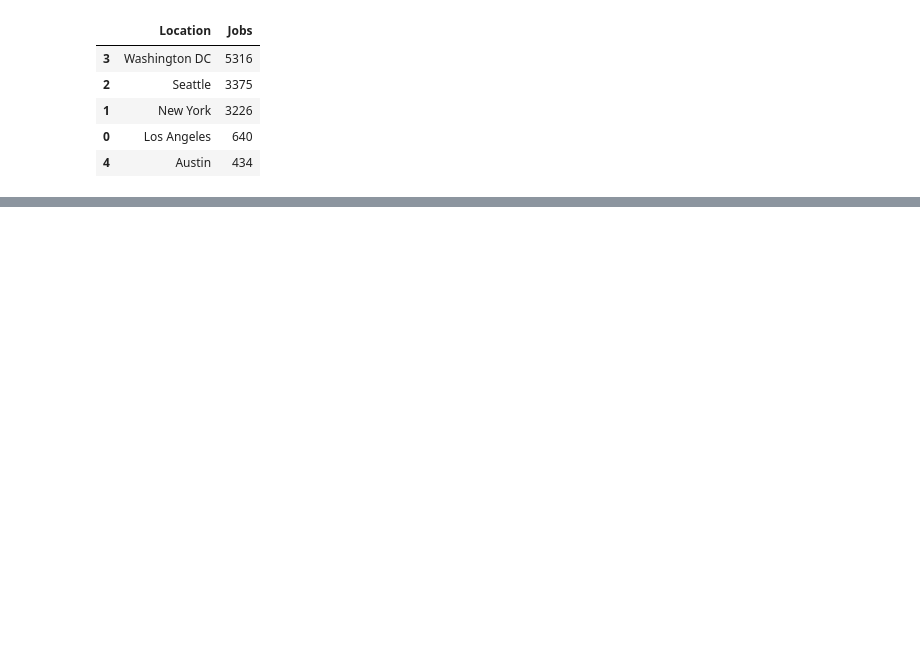
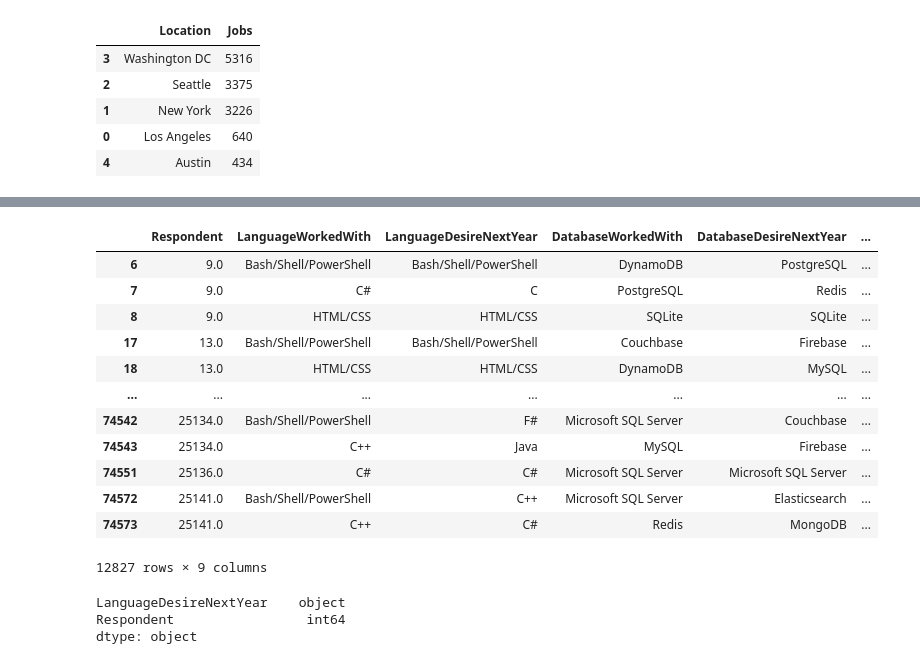
Before and after one commit to SirivellaAnjani/IBM-Capstone-Project, a Jupyter notebook: Report/Report-Graphs.ipynb, the cells around one changed output, grey strips where cells are left out. Saved outputs shown, nothing was run; the diff lists cells and outputs as text; code cells hidden in the pictures; blank space fills up the shorter version.

```diff
--- a/Report/Report-Graphs.ipynb
+++ b/Report/Report-Graphs.ipynb
@@ -36,0 +74,3 @@ px.bar(df, x='Language', y='Average Annual Salary',
+# %%
+df.drop(columns=['DevEnviron','OpSys','Containers','BlockchainOrg','BlockchainIs'],axis=1,inplace=True)
+df.isnull().sum()
@@ -36,0 +88,34 @@ px.bar(df, x='Language', y='Average Annual Salary',
+# %%
+#Drop the rows where at least one element is missing.
+df.dropna()
+# %% [output]
+|  | Respondent | LanguageWorkedWith | LanguageDesireNextYear | DatabaseWorkedWith | DatabaseDesireNextYear | ... |
+| 6 | 9.0 | Bash/Shell/PowerShell | Bash/Shell/PowerShell | DynamoDB | PostgreSQL | ... |
+| 7 | 9.0 | C# | C | PostgreSQL | Redis | ... |
+| 8 | 9.0 | HTML/CSS | HTML/CSS | SQLite | SQLite | ... |
+| 17 | 13.0 | Bash/Shell/PowerShell | Bash/Shell/PowerShell | Couchbase | Firebase | ... |
+| 18 | 13.0 | HTML/CSS | HTML/CSS | DynamoDB | MySQL | ... |
+| ... | ... | ... | ... | ... | ... | ... |
+| 74542 | 25134.0 | Bash/Shell/PowerShell | F# | Microsoft SQL Server | Couchbase | ... |
+| 74543 | 25134.0 | C++ | Java | MySQL | Firebase | ... |
+| 74551 | 25136.0 | C# | C# | Microsoft SQL Server | Microsoft SQL Server | ... |
+| 74572 | 25141.0 | Bash/Shell/PowerShell | C++ | Microsoft SQL Server | Elasticsearch | ... |
+| 74573 | 25141.0 | C++ | C# | Redis | MongoDB | ... |
+12827 rows × 9 columns
+# %%
+# Top 5 Programming Languages
+import plotly.express as px
+
+df_lang = df.groupby('LanguageWorkedWith').count()['Respondent']
+df_lang = df_lang.reset_index()
+df_lang_5 = df_lang.sort_values(by='Respondent',ascending=False).head()
+df_lang_5
+
+df_nextlang = df.groupby('LanguageDesireNextYear').count()['Respondent']
+df_nextlang = df_nextlang.reset_index()
+df_nextlang_5 = df_nextlang.sort_values(by='Respondent',ascending=False).head()
+df_nextlang_5.dtypes
+# %% [output]
+LanguageDesireNextYear    object
+Respondent                 int64
+dtype: object
```
Also changed, not shown: parts of 4 cells of this notebook, 2 other files.
